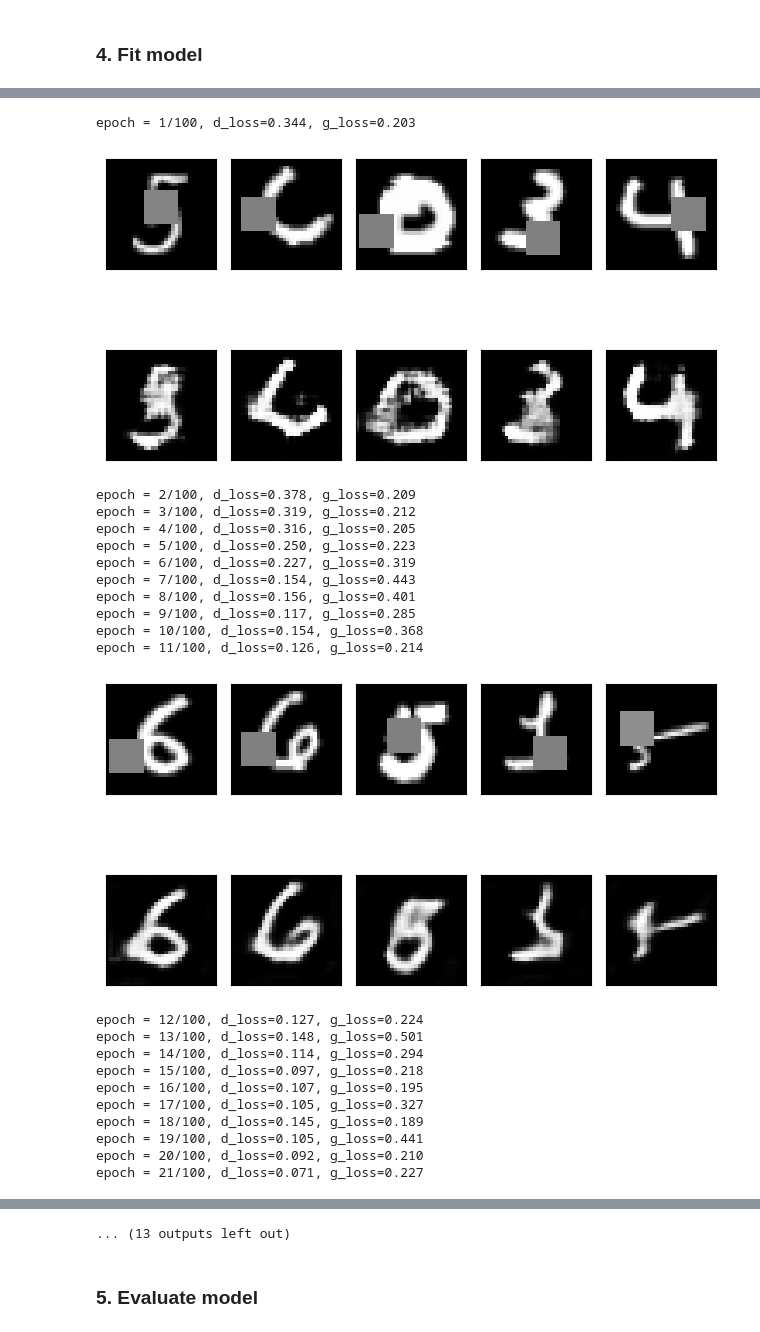
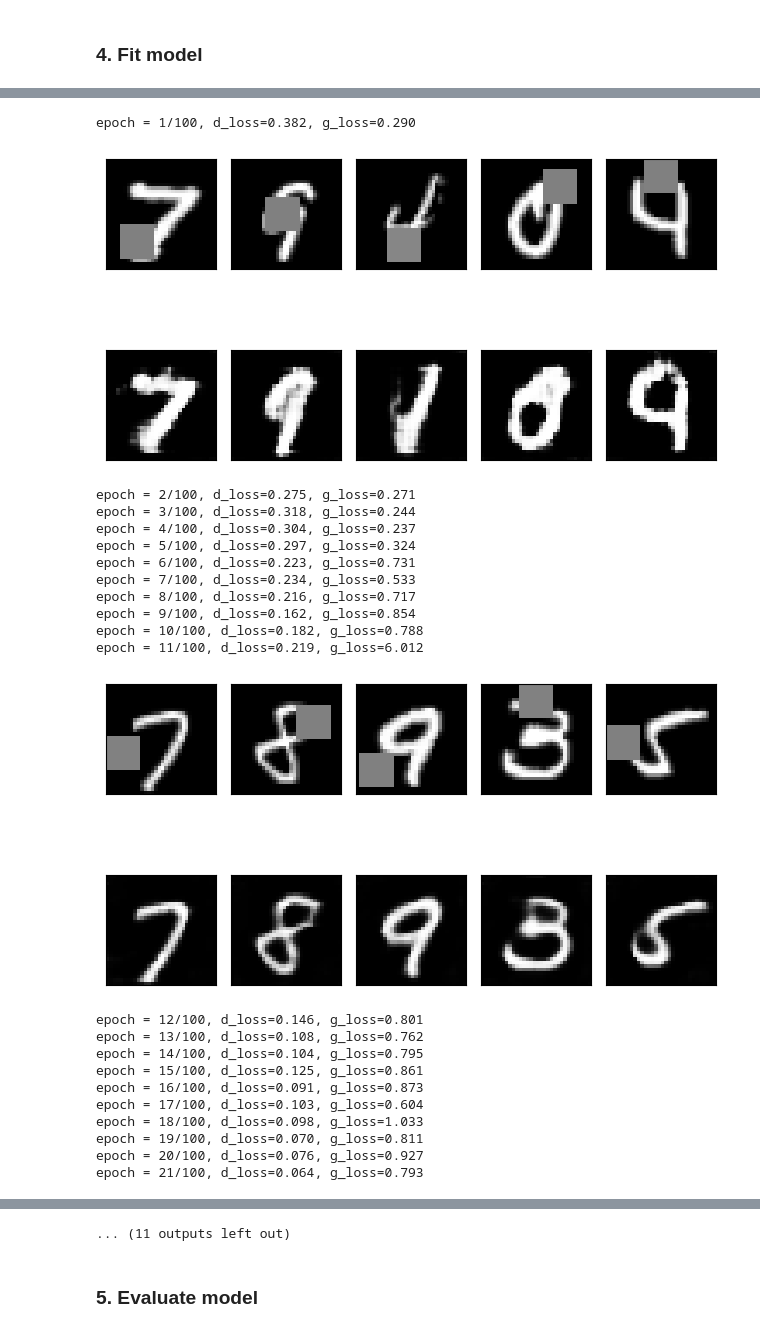
Before and after one commit to mafda/generative_adversarial_networks_101, a Jupyter notebook: src/mnist/04_CCGAN_MNIST.ipynb, the cells around one changed output, grey strips where cells are left out. Cells and saved outputs as stored; diff of their text form; code cells hidden in the pictures.

```diff
--- a/src/mnist/04_CCGAN_MNIST.ipynb
+++ b/src/mnist/04_CCGAN_MNIST.ipynb
@@ -430,7 +430,8 @@ for e in range(epochs + 1):
         # Train Generator weights
         discriminator.trainable = False
 
-        d_g_loss_batch = d_g.train_on_batch(x=img_real, y=real)
+        masked_imgs = mask_randomly(img_real)
+        d_g_loss_batch = d_g.train_on_batch(x=masked_imgs, y=real)
 
         print(
             "epoch = %d/%d, batch = %d/%d, d_loss=%.3f, g_loss=%.3f"
@@ -490,23 +491,23 @@ This message will be only logged once.
-epoch = 1/100, d_loss=0.344, g_loss=0.203
+epoch = 1/100, d_loss=0.382, g_loss=0.290
-[figure, old version]
+[figure, new version]
-epoch = 2/100, d_loss=0.378, g_loss=0.209
-epoch = 3/100, d_loss=0.319, g_loss=0.212
-epoch = 4/100, d_loss=0.316, g_loss=0.205
-epoch = 5/100, d_loss=0.250, g_loss=0.223
-epoch = 6/100, d_loss=0.227, g_loss=0.319
-epoch = 7/100, d_loss=0.154, g_loss=0.443
-epoch = 8/100, d_loss=0.156, g_loss=0.401
-epoch = 9/100, d_loss=0.117, g_loss=0.285
-epoch = 10/100, d_loss=0.154, g_loss=0.368
-epoch = 11/100, d_loss=0.126, g_loss=0.214
+epoch = 2/100, d_loss=0.275, g_loss=0.271
+epoch = 3/100, d_loss=0.318, g_loss=0.244
+epoch = 4/100, d_loss=0.304, g_loss=0.237
+epoch = 5/100, d_loss=0.297, g_loss=0.324
+epoch = 6/100, d_loss=0.223, g_loss=0.731
+epoch = 7/100, d_loss=0.234, g_loss=0.533
+epoch = 8/100, d_loss=0.216, g_loss=0.717
+epoch = 9/100, d_loss=0.162, g_loss=0.854
+epoch = 10/100, d_loss=0.182, g_loss=0.788
+epoch = 11/100, d_loss=0.219, g_loss=6.012
-[figure, old version]
+[figure, new version]
-epoch = 12/100, d_loss=0.127, g_loss=0.224
-epoch = 13/100, d_loss=0.148, g_loss=0.501
-epoch = 14/100, d_loss=0.114, g_loss=0.294
-epoch = 15/100, d_loss=0.097, g_loss=0.218
-epoch = 16/100, d_loss=0.107, g_loss=0.195
-epoch = 17/100, d_loss=0.105, g_loss=0.327
-epoch = 18/100, d_loss=0.145, g_loss=0.189
-epoch = 19/100, d_loss=0.105, g_loss=0.441
-epoch = 20/100, d_loss=0.092, g_loss=0.210
-epoch = 21/100, d_loss=0.071, g_loss=0.227
+epoch = 12/100, d_loss=0.146, g_loss=0.801
+epoch = 13/100, d_loss=0.108, g_loss=0.762
+epoch = 14/100, d_loss=0.104, g_loss=0.795
+epoch = 15/100, d_loss=0.125, g_loss=0.861
+epoch = 16/100, d_loss=0.091, g_loss=0.873
+epoch = 17/100, d_loss=0.103, g_loss=0.604
+epoch = 18/100, d_loss=0.098, g_loss=1.033
+epoch = 19/100, d_loss=0.070, g_loss=0.811
+epoch = 20/100, d_loss=0.076, g_loss=0.927
+epoch = 21/100, d_loss=0.064, g_loss=0.793
@@ -546,4 +547,4 @@ epoch = 51/100, d_loss=0.008, g_loss=0.441
-... (13 outputs left out)
+... (11 outputs left out)
 # %% [markdown]
 ### 5. Evaluate model
 # %%
```
Also changed, not shown: parts of 5 cells of this notebook, 3 other files.
